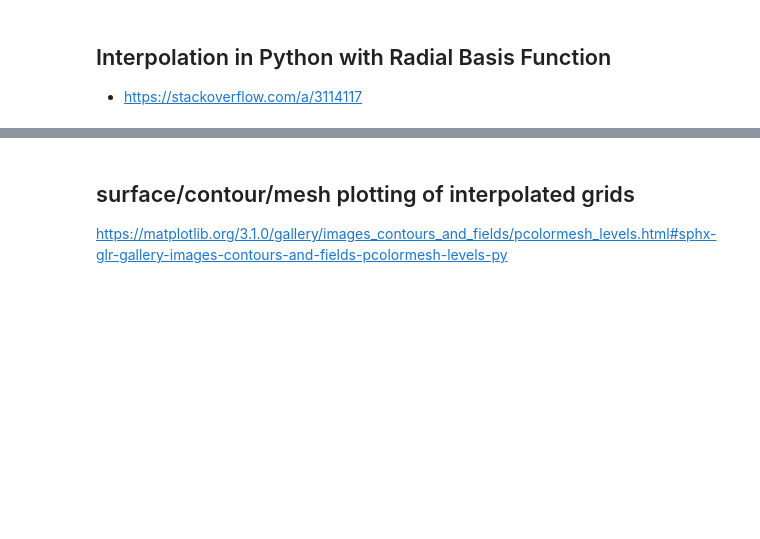
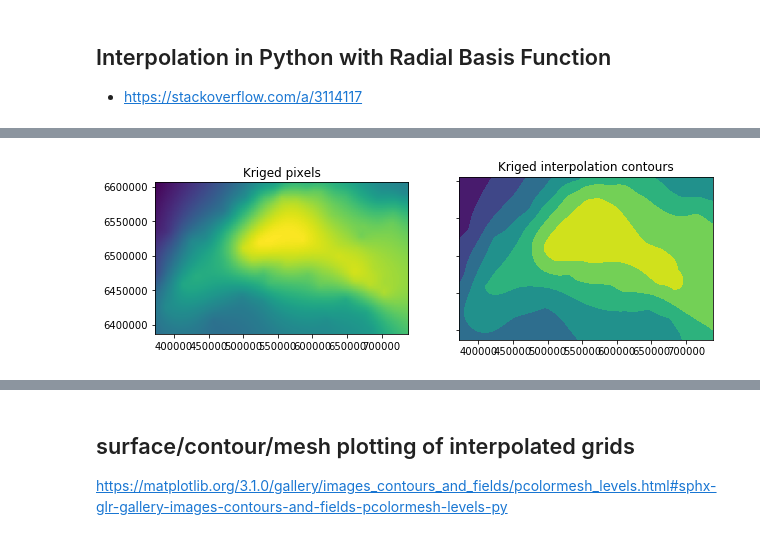
Before and after one commit to allixender/py_interpol_demo, a Jupyter notebook: interpol_temperature.ipynb, the cells around one changed output, grey strips where cells are left out. Saved outputs shown, nothing was run; the diff lists cells and outputs as text; code cells hidden in the pictures; blank space fills up the shorter version.

```diff
--- a/interpol_temperature.ipynb
+++ b/interpol_temperature.ipynb
@@ -376,0 +427,24 @@ plt.show()
+# %%
+from pykrige.uk import UniversalKriging
+
+UK = UniversalKriging(geo_df_3301['x'].astype(float).values,
+                      geo_df_3301['y'].astype(float).values,
+                      geo_df_3301['airtemperature'].values,
+                      variogram_model='linear',
+                      drift_terms=['regional_linear'])
+
+z2, ss2 = UK.execute('grid', x_spacing, y_spacing)
+
+
+# plot
+fig, (ax1, ax2) = plt.subplots(1,2, sharex=True, sharey=True, figsize=(10,3))
+
+ax1.imshow(np.flipud(z2), extent=(x.min(), x.max(), y.min(), y.max()))
+ax1.set_title('Kriged pixels')
+
+ax2.contourf(np.linspace(x.min(), x.max(), nx), np.linspace(y.min(), y.max(), ny), z2)
+ax2.set_title('Kriged interpolation contours')
+
+plt.show()
+# %% [output]
+[figure, added]
```
Also changed, not shown: parts of 18 cells of this notebook, 1 other file.
